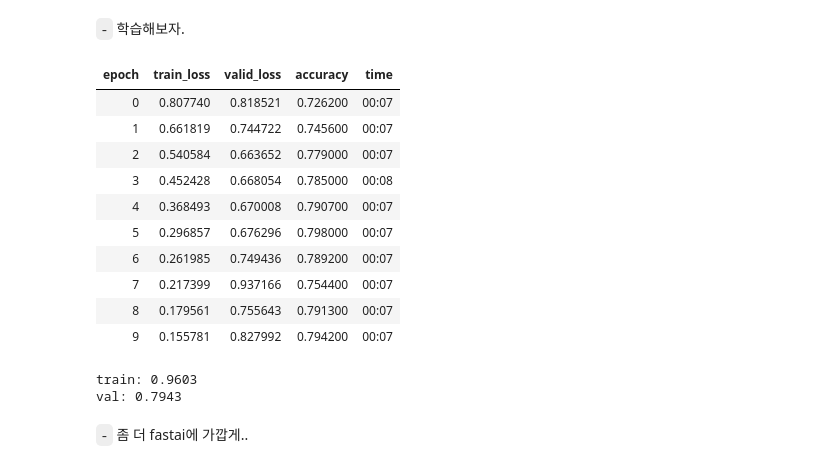
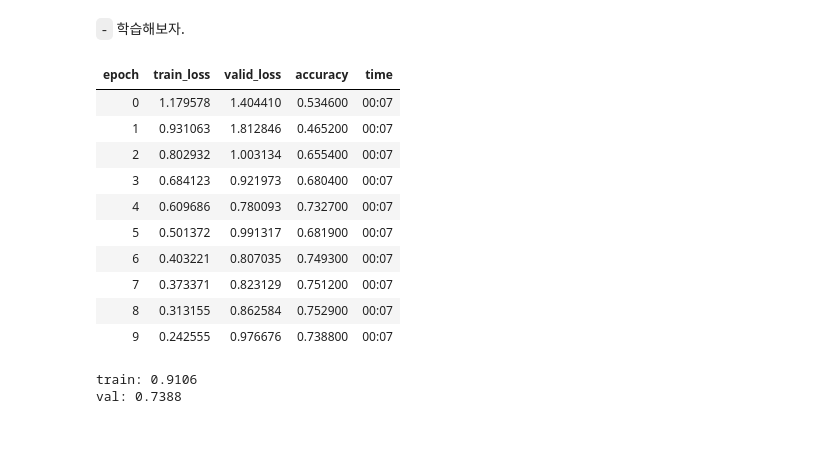
Before and after one commit to guebin/DL2024, a Jupyter notebook: posts/06wk-1.ipynb, the cells around one changed output. Cells and saved outputs as stored; diff of their text form; code cells hidden in the pictures; blank space fills up the shorter version.

```diff
--- a/posts/06wk-1.ipynb
+++ b/posts/06wk-1.ipynb
@@ -607,39 +694,37 @@ net.fc = torch.nn.Linear(512,10)
 # %%
 # Step1:
 ds1 = torch.utils.data.TensorDataset(X,y)
 ds2 = torch.utils.data.TensorDataset(XX,yy)
 dl1 = torch.utils.data.DataLoader(ds1,batch_size=64,shuffle=True)
 dl2 = torch.utils.data.DataLoader(ds2,batch_size=10000)
 # Step2:
-net = torchvision.models.resnet18(weights=torchvision.models.resnet.ResNet18_Weights.IMAGENET1K_V1)
+net = torchvision.models.resnet18()
 net.fc = torch.nn.Linear(512,10)
 loss_fn = torch.nn.CrossEntropyLoss()
 lrnr = Learner(
     dls=dls,
     model=net,
     loss_func=loss_fn,
     #--#
     metrics=[accuracy]
 )
 # Step3:
 lrnr.fit(10)
 # Step4:
 lrnr.model.to("cpu")
 print(f'train: {(lrnr.model(X).data.argmax(axis=1) == y).float().mean():.4f}')
 print(f'val: {(lrnr.model(XX).data.argmax(axis=1) == yy).float().mean():.4f}')
 # %% [output]
 | epoch | train_loss | valid_loss | accuracy | time |
-| 0 | 0.807740 | 0.818521 | 0.726200 | 00:07 |
-| 1 | 0.661819 | 0.744722 | 0.745600 | 00:07 |
-| 2 | 0.540584 | 0.663652 | 0.779000 | 00:07 |
-| 3 | 0.452428 | 0.668054 | 0.785000 | 00:08 |
-| 4 | 0.368493 | 0.670008 | 0.790700 | 00:07 |
-| 5 | 0.296857 | 0.676296 | 0.798000 | 00:07 |
-| 6 | 0.261985 | 0.749436 | 0.789200 | 00:07 |
-| 7 | 0.217399 | 0.937166 | 0.754400 | 00:07 |
-| 8 | 0.179561 | 0.755643 | 0.791300 | 00:07 |
-| 9 | 0.155781 | 0.827992 | 0.794200 | 00:07 |
+| 0 | 1.179578 | 1.404410 | 0.534600 | 00:07 |
+| 1 | 0.931063 | 1.812846 | 0.465200 | 00:07 |
+| 2 | 0.802932 | 1.003134 | 0.655400 | 00:07 |
+| 3 | 0.684123 | 0.921973 | 0.680400 | 00:07 |
+| 4 | 0.609686 | 0.780093 | 0.732700 | 00:07 |
+| 5 | 0.501372 | 0.991317 | 0.681900 | 00:07 |
+| 6 | 0.403221 | 0.807035 | 0.749300 | 00:07 |
+| 7 | 0.373371 | 0.823129 | 0.751200 | 00:07 |
+| 8 | 0.313155 | 0.862584 | 0.752900 | 00:07 |
+| 9 | 0.242555 | 0.976676 | 0.738800 | 00:07 |
-train: 0.9603
-val: 0.7943
+train: 0.9106
+val: 0.7388
-# %% [markdown]
-`-` 좀 더 fastai에 가깝게..
```
Also changed, not shown: parts of 63 cells of this notebook, 22 other files.
